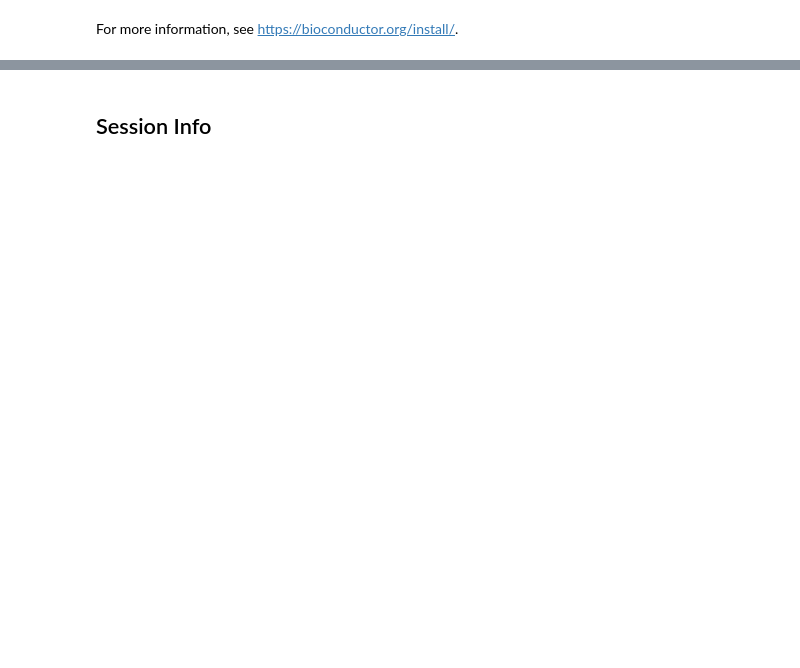
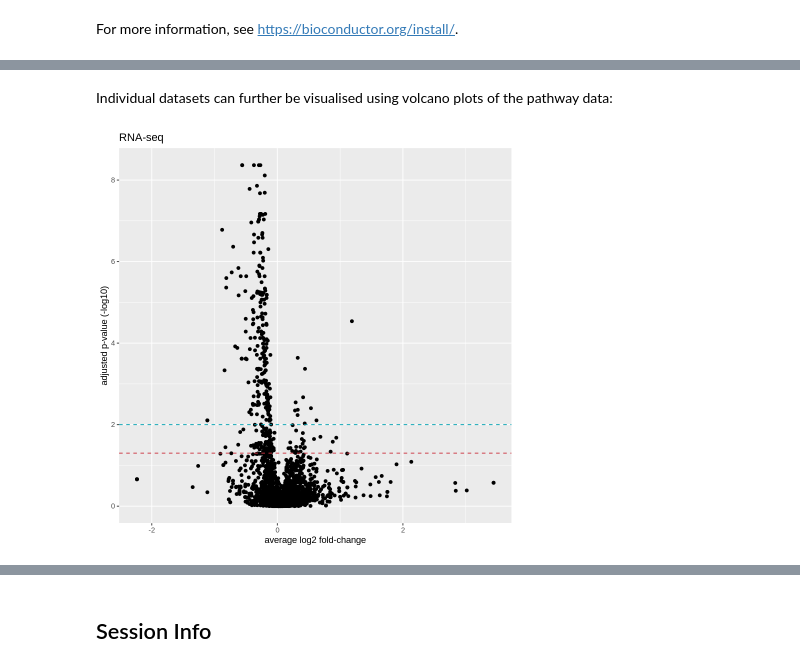
Before and after one commit to IgnatiusPang/reactomeworkshop, a Jupyter notebook: ReactomeGSA_RNAseq_Proteomics.ipynb, the cells around one changed output, grey strips where cells are left out. Saved outputs shown, nothing was run; the diff lists cells and outputs as text; code cells hidden in the pictures; blank space fills up the shorter version.

```diff
--- a/ReactomeGSA_RNAseq_Proteomics.ipynb
+++ b/ReactomeGSA_RNAseq_Proteomics.ipynb
@@ -72,5 +76,0 @@ A data.frame: 6 × 3
-# %%
-counts <- jerby_b_cells@assays$RNA@counts
-head(counts[1:3, 1:5])
-saveRDS(object = counts, file = file.path( ".", "Single-Cell", "jerby_b_cells_counts.RDS"))
-write.csv(counts, row.names = TRUE, file = file.path( ".", "Single-Cell", "jerby_b_cells_counts.csv"), quote = FALSE)
@@ -273,0 +595,6 @@ The following hyperlink provides a tutorial on how to perform single-cell analys
+# %% [markdown]
+Individual datasets can further be visualised using volcano plots of the pathway data:
+# %%
+plot_volcano(result, 2)
+# %% [output]
+[figure, added]
```
Also changed, not shown: parts of 89 cells of this notebook.
